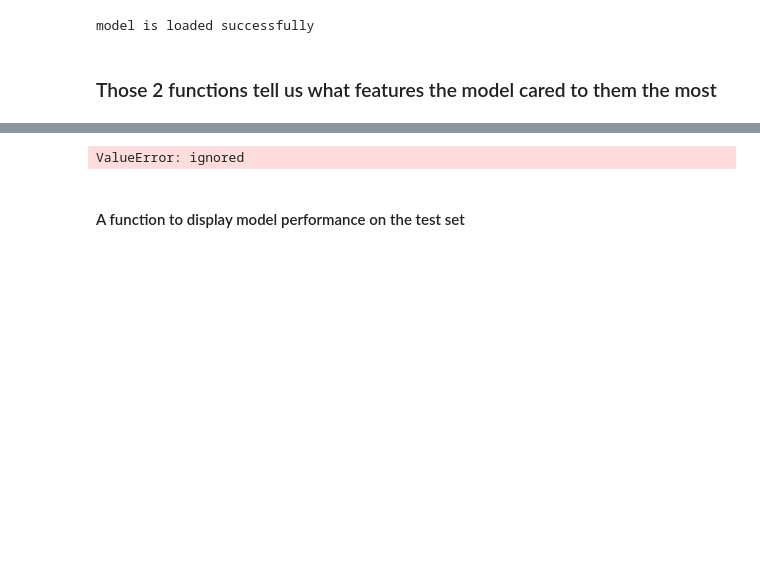
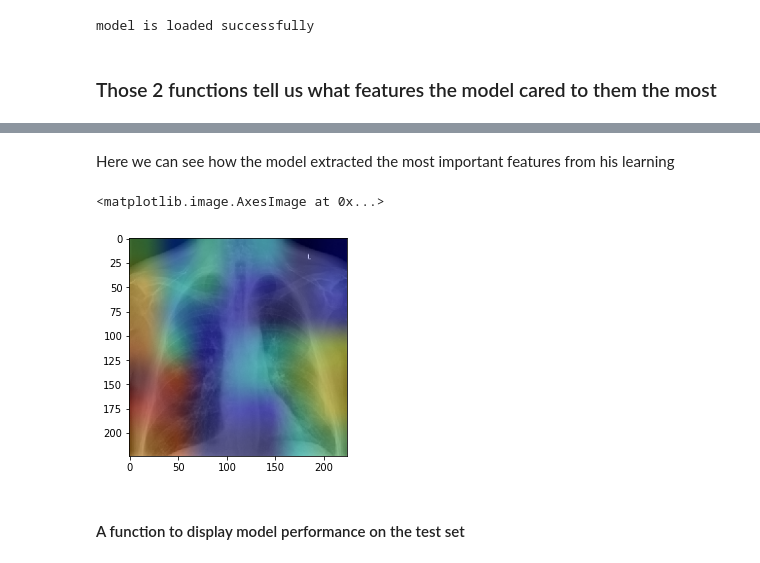
Before and after one commit to mohiiieldin/Covid-Classifier-from-Chest-X-Ray, a Jupyter notebook: Covid_19_Classifier_from_Chest_X_Ray.ipynb, the cells around one changed output, grey strips where cells are left out. Drawn from its saved outputs; the diff is of its cells as text; code cells hidden in the pictures; blank space fills up the shorter version.

```diff
--- a/Covid_19_Classifier_from_Chest_X_Ray.ipynb
+++ b/Covid_19_Classifier_from_Chest_X_Ray.ipynb
@@ -236,7 +223,7 @@ def LoadModel(ModelPath):
   print('model is loaded successfully ')
   return model
 # %%
-ModelPath = '/content/drive/MyDrive/COVID-19 Radiography Database/covid_classifier_densenet201.h5'
+ModelPath = '/content/drive/MyDrive/COVID-19 Radiography Database/Covid_Classifier_Densenet201_.h5'
 model = LoadModel(ModelPath)
 # %% [output]
 model is loaded successfully
@@ -306,7 +295,7 @@ def superimposed_img(image, heatmap):
 
     # We create an image with RGB colorized heatmap
     jet_heatmap = keras.preprocessing.image.array_to_img(jet_heatmap)
-    jet_heatmap = jet_heatmap.resize((image_size, image_size))
+    jet_heatmap = jet_heatmap.resize((224, 224))
     jet_heatmap = keras.preprocessing.image.img_to_array(jet_heatmap)
 
     # Superimpose the heatmap on original image
@@ -336,9 +325,12 @@ test_image = np.expand_dims(test_image,axis=0)
+# %% [markdown]
+Here we can see how the model extracted the most important features from his learning
 # %%
-heatmap, top_index = make_gradcam_heatmap(test_image, densenet_base, last_conv_layer_name, classifier_layer_names)
+heatmap, top_index = make_gradcam_heatmap(test_image, model, last_conv_layer_name, classifier_layer_names)
 s_img = superimposed_img(test_image[0], heatmap)
 plt.imshow(s_img)
 # %% [output]
-ValueError: ignored
+<matplotlib.image.AxesImage at 0x...>
+[figure, added]
 # %% [markdown]
 #### A function to display model performance on the test set
 # %%
```
Also changed, not shown: parts of 8 cells of this notebook.
